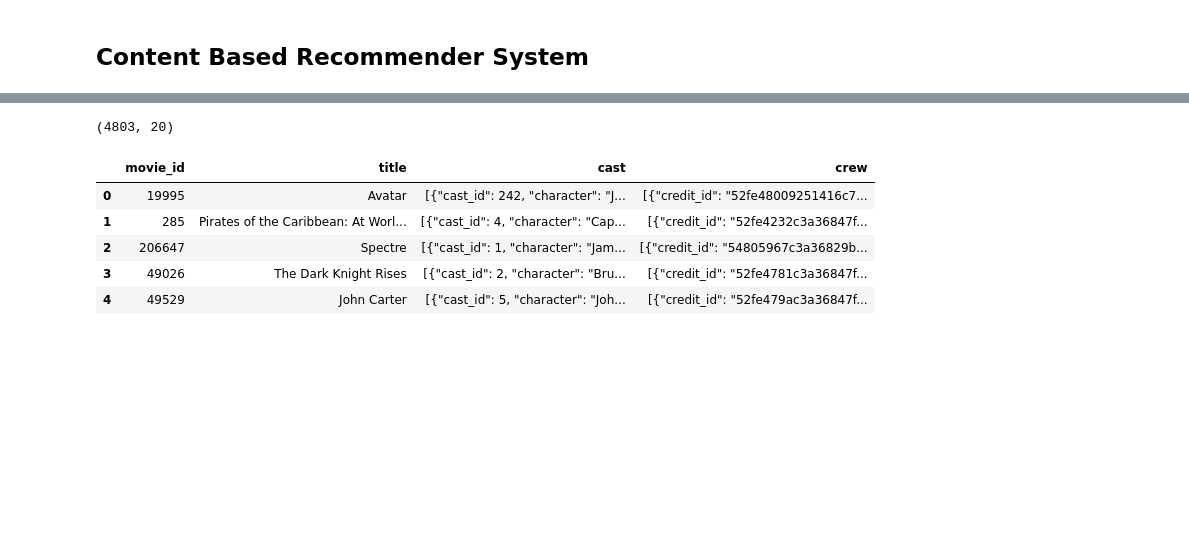
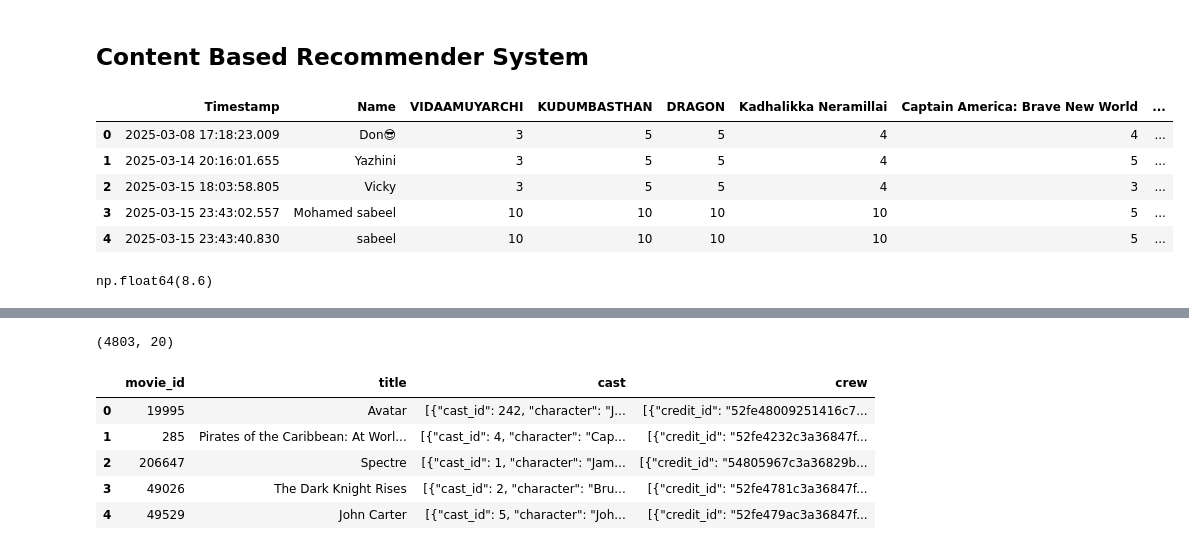
Before and after one commit to Dnote1127/vk5, a Jupyter notebook: Movie Recommender System Data Analysis.ipynb, the cells around one changed output, grey strips where cells are left out. Cells and saved outputs as stored; diff of their text form; code cells hidden in the pictures; blank space fills up the shorter version.

Commit message:
Updated code for movie rating layout

```diff
--- a/Movie Recommender System Data Analysis.ipynb
+++ b/Movie Recommender System Data Analysis.ipynb
@@ -6,3 +6,18 @@ import pandas as pd
 # %%
 movies = pd.read_csv('data/movies.csv')
 credits = pd.read_csv('data/credits.csv')
+review = pd.read_excel('data/Movie Reviews.xlsx')
+# %%
+review.head()
+# %% [output]
+|  | Timestamp | Name | VIDAAMUYARCHI | KUDUMBASTHAN | DRAGON | Kadhalikka Neramillai | Captain America: Brave New World | ... |
+| 0 | 2025-03-08 17:18:23.009 | Don😎 | 3 | 5 | 5 | 4 | 4 | ... |
+| 1 | 2025-03-14 20:16:01.655 | Yazhini | 3 | 5 | 5 | 4 | 5 | ... |
+| 2 | 2025-03-15 18:03:58.805 | Vicky | 3 | 5 | 5 | 4 | 3 | ... |
+| 3 | 2025-03-15 23:43:02.557 | Mohamed sabeel | 10 | 10 | 10 | 10 | 5 | ... |
+| 4 | 2025-03-15 23:43:40.830 | sabeel | 10 | 10 | 10 | 10 | 5 | ... |
+# %%
+total_dragon = review.DRAGON.mean()
+total_dragon
+# %% [output]
+np.float64(8.6)
```
Also changed, not shown: parts of 1 cell of this notebook, 23 other files.
